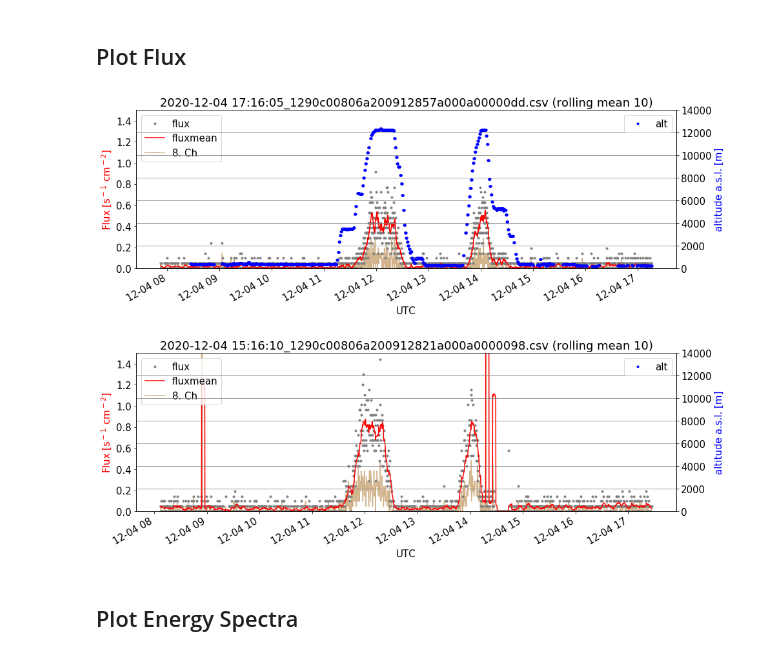
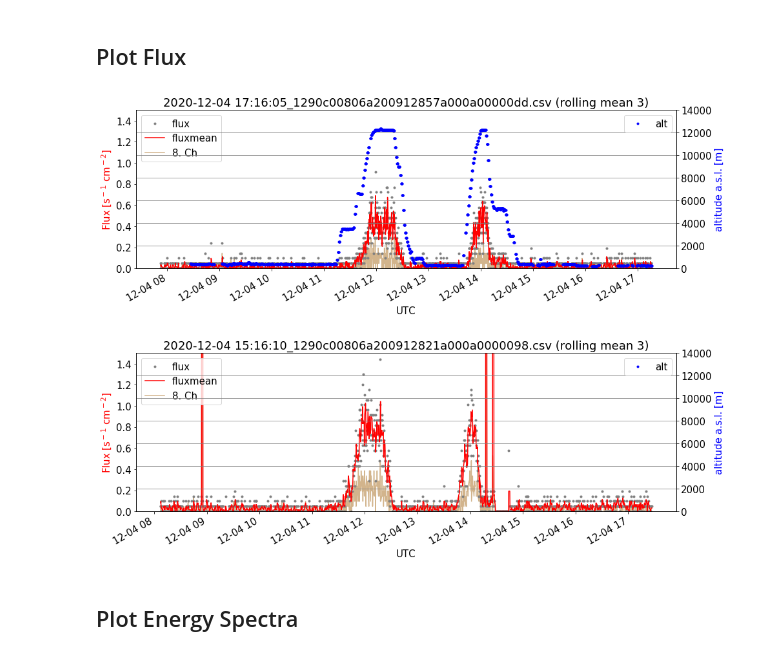
Before and after one commit to ODZ-UJF-AV-CR/AIRDOSG-parser, a Jupyter notebook: AIRDOS-G.ipynb, the cells around one changed output. Saved outputs shown, nothing was run; the diff lists cells and outputs as text; code cells hidden in the pictures.

```diff
--- a/AIRDOS-G.ipynb
+++ b/AIRDOS-G.ipynb
@@ -221,7 +221,7 @@ matplotlib.rcParams.update({'font.size': 15})
 
 NOISE_LEVEL= 8
 LAST_CHANNEL=254
-WINDOW = 10
+WINDOW = 3
 
 for f in glob.iglob("./output/*.csv"): # generator, search immediate subdirectories
     try:
@@ -231,37 +231,38 @@ for f in glob.iglob("./output/*.csv"): # generator, search immediate subdirector
         xx['date'] = pd.to_datetime(xx['date'])
         xx.set_index('date', inplace = True)
         #xx = xx.loc['2019-11-27 00:00:00':'2019-11-29 01:30:00']
+        #xx = xx.loc['2020-12-04 11:55:00':'2020-12-04 12:20:00']
 
 
         xx['flux'] = (xx.iloc[:,range(NOISE_LEVEL,LAST_CHANNEL)].sum(axis=1))/2/10.4
 
         xx['fluxmean'] = xx['flux'].rolling(WINDOW).mean()
 
         xx['flux'].plot(c='gray', linestyle='', marker='.')
         xx['fluxmean'].plot(c='red')
         (xx.iloc[:,NOISE_LEVEL]/2/10.4).plot(c='tan',label= str(NOISE_LEVEL) + '. Ch' ,zorder=1)
 
         s = f.split('/')
         plt.title(s[len(s)-1] + ' (rolling mean ' + str(WINDOW) + ')')
         plt.ylim([0,1.5])
         plt.xlabel('UTC')
         plt.ylabel(r'Flux [s$^-$$^1$ cm$^-$$^2$]', color='red')
         plt.legend(loc=2)
 
         ax = plt.twinx()
 
         plt.ylim([0,14000])
         xx['altitude'].plot(c='b', label='alt', marker='.', linewidth='2', linestyle='none', drawstyle='steps-mid')
         plt.ylabel('altitude a.s.l. [m]', color='blue')
 
         plt.grid(b=True, which='major', color='grey', linestyle='-')
         plt.grid(b=True, which='minor', color='grey', linestyle='-')
         plt.legend()
     except:
         pass
 # %% [output]
-[figure, old version]
+[figure, new version]
-[figure, old version]
+[figure, new version]
 # %% [markdown]
 ## Plot Energy Spectra
 # %%
```
Also changed, not shown: parts of 3 cells of this notebook.
